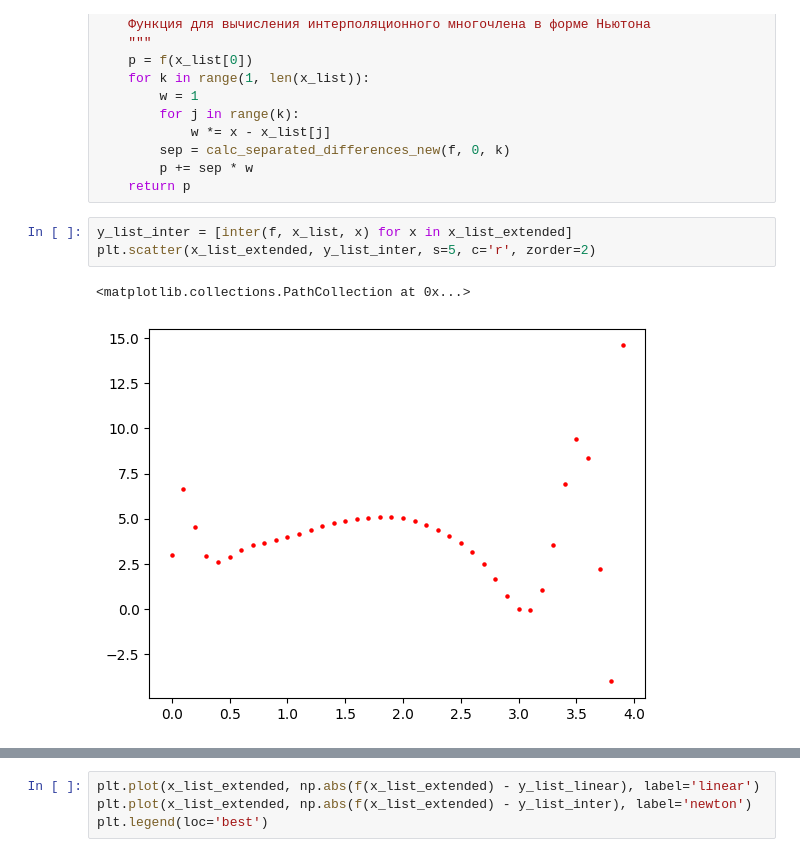
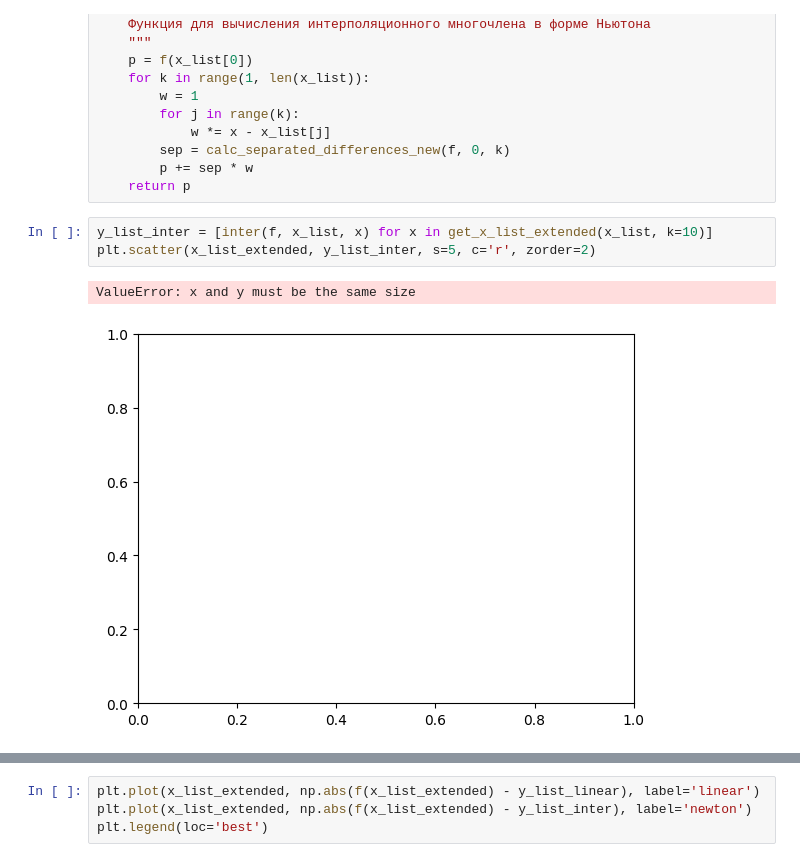
Before and after one commit to kudrmax/numerical-methods, a Jupyter notebook: approximation/6.7.4.ipynb, the cells around one changed output, grey strips where cells are left out. Drawn from its saved outputs; the diff is of its cells as text.

```diff
--- a/approximation/6.7.4.ipynb
+++ b/approximation/6.7.4.ipynb
@@ -89,9 +89,9 @@ def inter(f, x_list, x):
         p += sep * w
     return p
 # %%
-y_list_inter = [inter(f, x_list, x) for x in x_list_extended]
+y_list_inter = [inter(f, x_list, x) for x in get_x_list_extended(x_list, k=10)]
 plt.scatter(x_list_extended, y_list_inter, s=5, c='r', zorder=2)
 # %% [output]
-<matplotlib.collections.PathCollection at 0x...>
+ValueError: x and y must be the same size
-[figure, old version]
+[figure, new version]
 # %%
```
Also changed, not shown: parts of 1 cell of this notebook, 6 other files.
